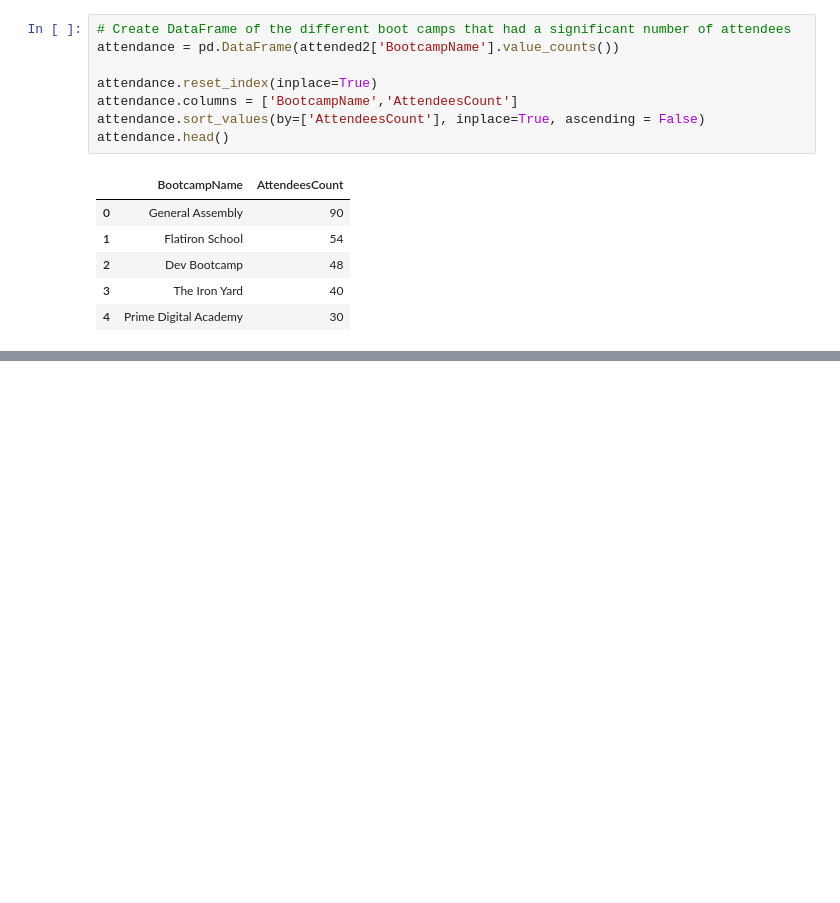
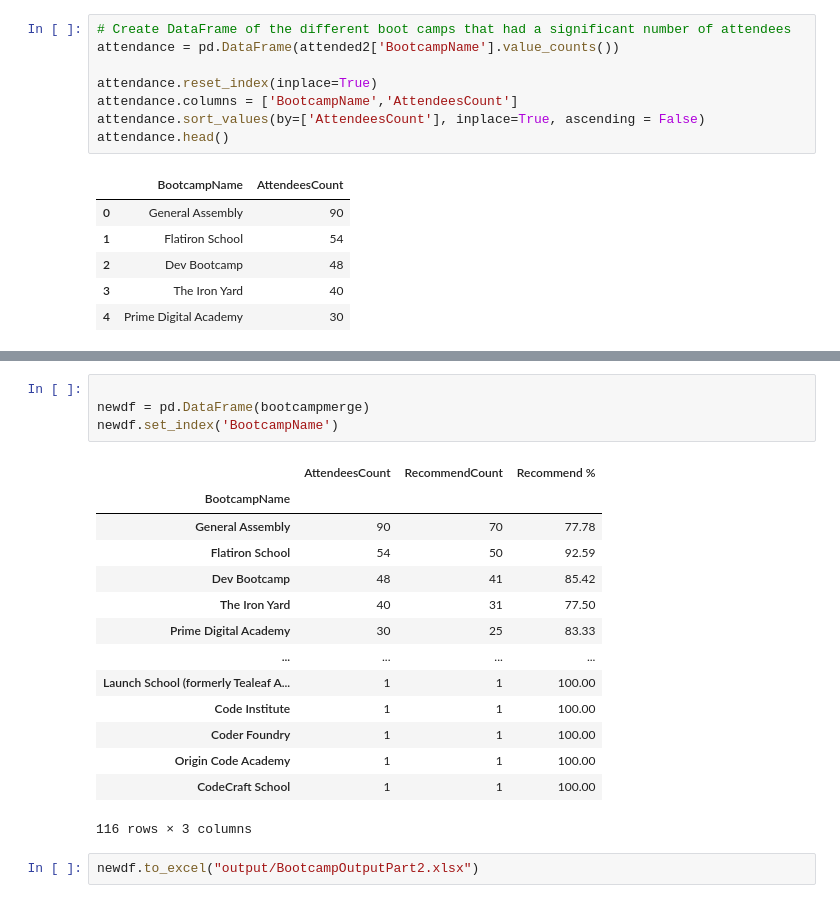
Before and after one commit to Renier83/Panda-Challenge, a Jupyter notebook: Mini-Project-Part-2/project_part_two.ipynb, the cells around one changed output, grey strips where cells are left out. Cells and saved outputs as stored; diff of their text form; blank space fills up the shorter version.

```diff
--- a/Mini-Project-Part-2/project_part_two.ipynb
+++ b/Mini-Project-Part-2/project_part_two.ipynb
@@ -131,0 +132,21 @@ Length: 116, dtype: float64
+# %%
+
+newdf = pd.DataFrame(bootcampmerge)
+newdf.set_index('BootcampName')
+# %% [output]
+|  | AttendeesCount | RecommendCount | Recommend % |
+| BootcampName |  |  |  |
+| General Assembly | 90 | 70 | 77.78 |
+| Flatiron School | 54 | 50 | 92.59 |
+| Dev Bootcamp | 48 | 41 | 85.42 |
+| The Iron Yard | 40 | 31 | 77.50 |
+| Prime Digital Academy | 30 | 25 | 83.33 |
+| ... | ... | ... | ... |
+| Launch School (formerly Tealeaf A... | 1 | 1 | 100.00 |
+| Code Institute | 1 | 1 | 100.00 |
+| Coder Foundry | 1 | 1 | 100.00 |
+| Origin Code Academy | 1 | 1 | 100.00 |
+| CodeCraft School | 1 | 1 | 100.00 |
+116 rows × 3 columns
+# %%
+newdf.to_excel("output/BootcampOutputPart2.xlsx")
```
Also changed, not shown: parts of 4 cells of this notebook, 5 other files.
